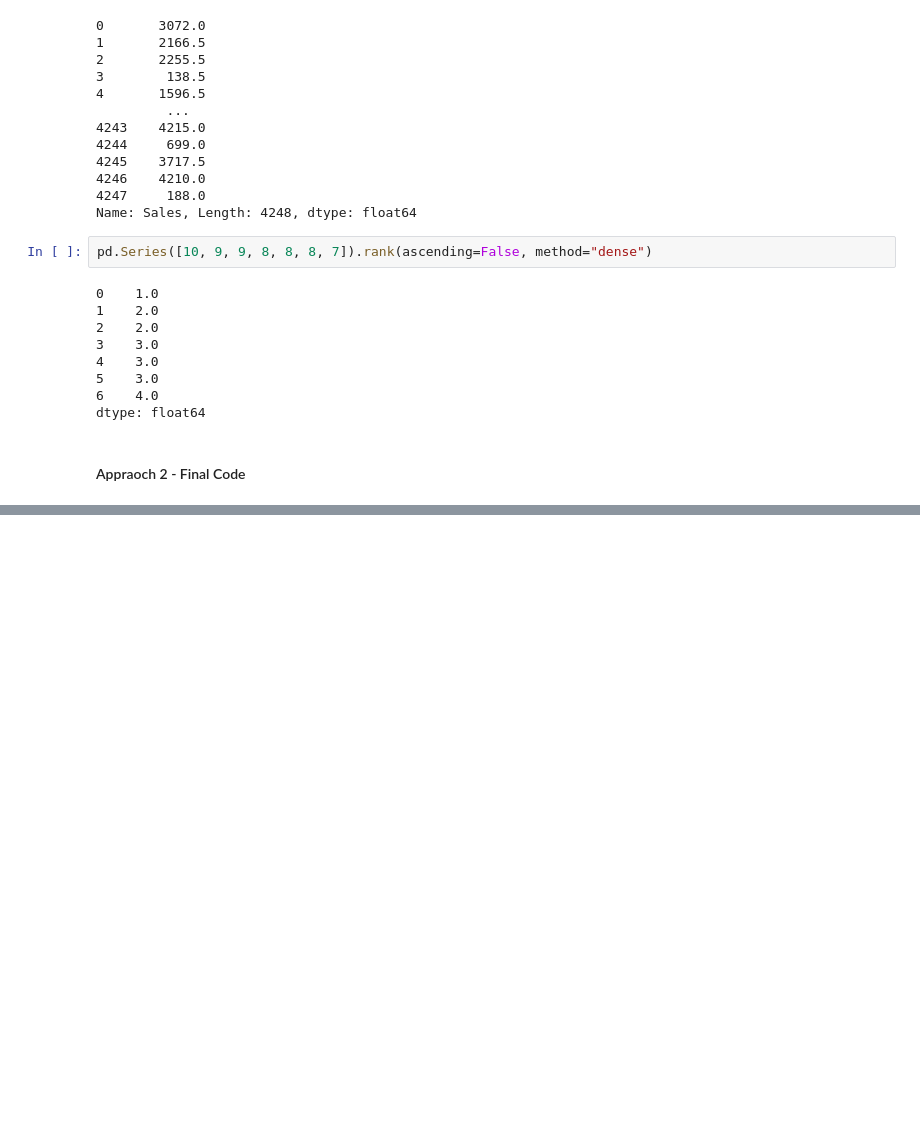
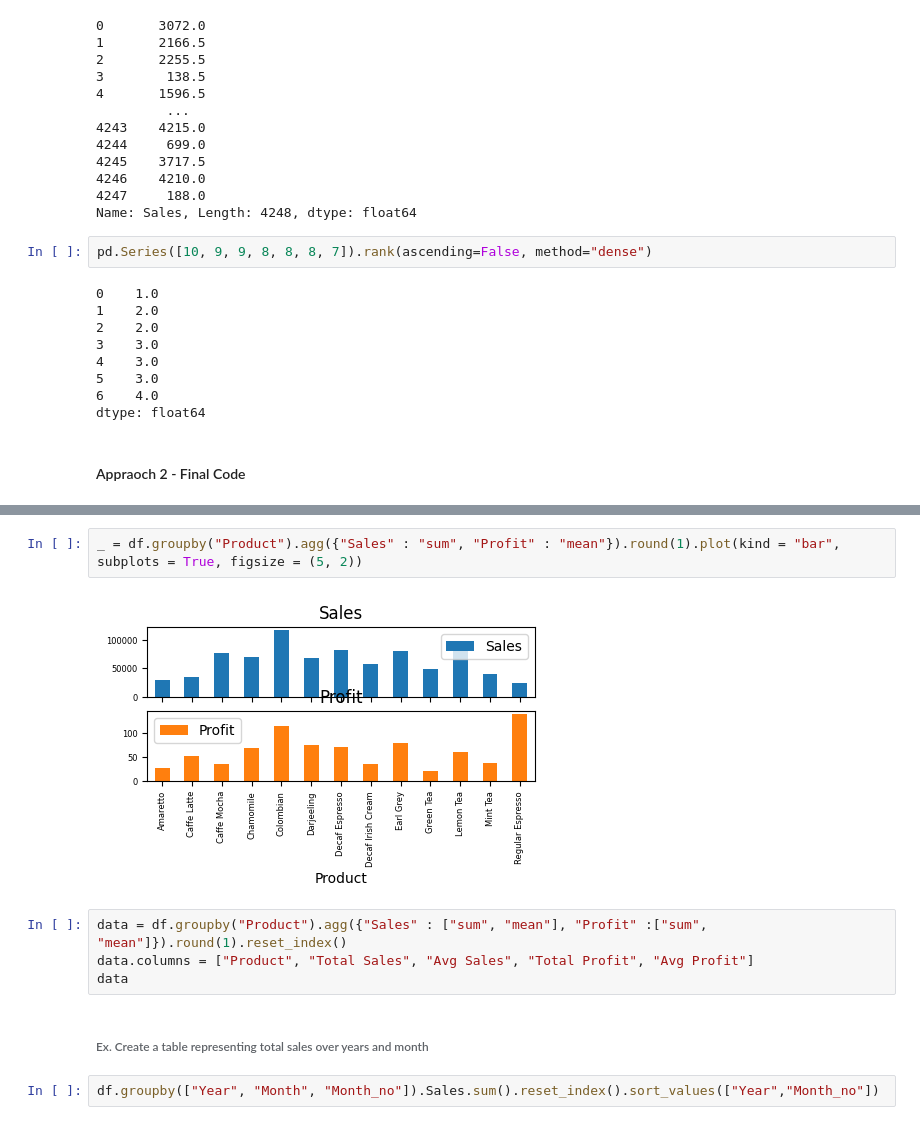
Before and after one commit to knowledge-corner/Optum_Global_nov_24, a Jupyter notebook: Day - 3.ipynb, the cells around one changed output, grey strips where cells are left out. Drawn from its saved outputs; the diff is of its cells as text; blank space fills up the shorter version.

```diff
--- a/Day - 3.ipynb
+++ b/Day - 3.ipynb
@@ -473,0 +537,12 @@ Name: proportion, dtype: float64
+# %%
+_ = df.groupby("Product").agg({"Sales" : "sum", "Profit" : "mean"}).round(1).plot(kind = "bar", subplots = True, figsize = (5, 2))
+# %% [output]
+[figure, added]
+# %%
+data = df.groupby("Product").agg({"Sales" : ["sum", "mean"], "Profit" :["sum", "mean"]}).round(1).reset_index()
+data.columns = ["Product", "Total Sales", "Avg Sales", "Total Profit", "Avg Profit"]
+data
+# %% [markdown]
+###### Ex. Create a table representing total sales over years and month
+# %%
+df.groupby(["Year", "Month", "Month_no"]).Sales.sum().reset_index().sort_values(["Year","Month_no"])
```
Also changed, not shown: parts of 43 cells of this notebook, 3 other files.
